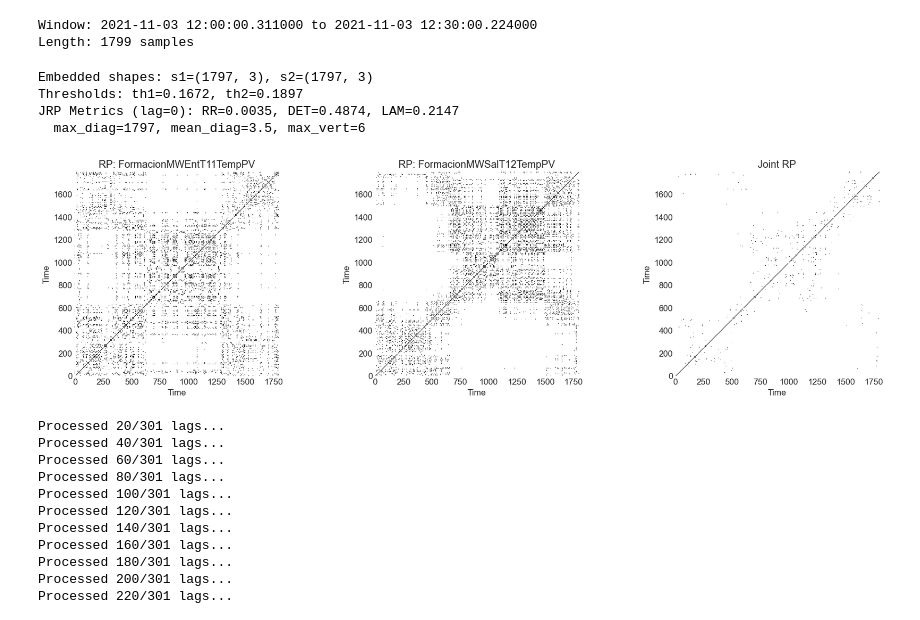
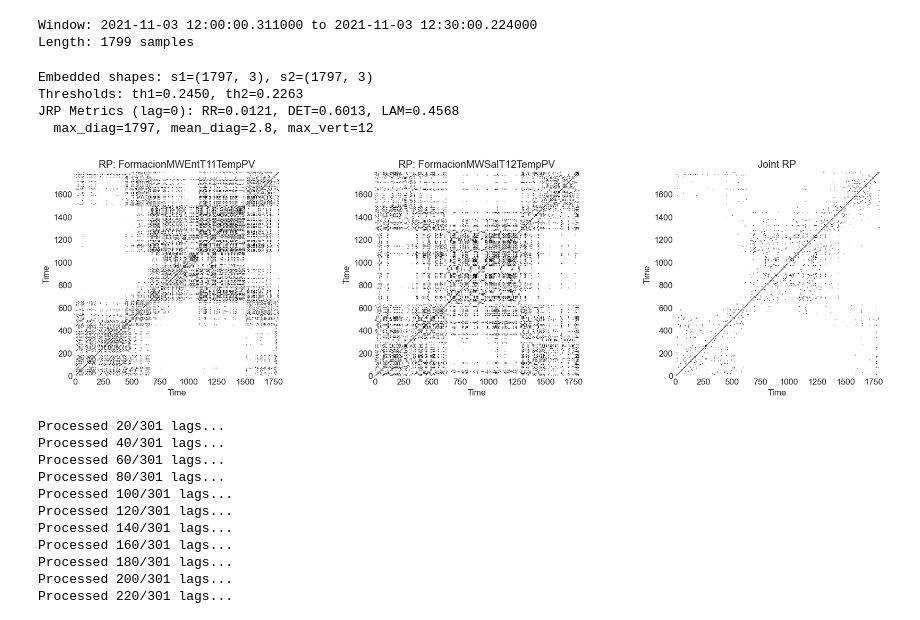
Before and after one commit to dgarciacesga/synch_delay, a Jupyter notebook: notebooks/kuramoto_jrp_analysis_T11_T12.ipynb, the cells around one changed output. Drawn from its saved outputs; the diff is of its cells as text; code cells hidden in the pictures.

```diff
--- a/notebooks/kuramoto_jrp_analysis_T11_T12.ipynb
+++ b/notebooks/kuramoto_jrp_analysis_T11_T12.ipynb
@@ -46,8 +46,8 @@ df_hour = df.loc[start_time:end_time].copy()
 print(f'Window: {df_hour.index[0]} to {df_hour.index[-1]}')
 print(f'Length: {len(df_hour)} samples')
 
-s1 = pd.Series(df_hour['FormacionMWEntT11TempPV'].values).interpolate().values
-s2 = pd.Series(df_hour['FormacionMWSalT12TempPV'].values).interpolate().values
+s1 = pd.Series(df_hour['FormacionMWSalT12TempPV'].values).interpolate().values
+s2 = pd.Series(df_hour['FormacionMWEntT11TempPV'].values).interpolate().values
 
 # Normalize to [-1, 1] centered at 0
 def normalize_zero_centered(x):
@@ -182,35 +182,35 @@ def jrp_rqa_metrics(jrp):
 # %%
 # Test JRP at lag=0
 m, tau = 3, 1
 s1_emb = embed_time_series(s1_norm, m=m, tau=tau)
 s2_emb = embed_time_series(s2_norm, m=m, tau=tau)
 
 print(f'Embedded shapes: s1={s1_emb.shape}, s2={s2_emb.shape}')
 
-rp1, thresh1 = recurrence_plot(s1_emb, rate=0.05)
-rp2, thresh2 = recurrence_plot(s2_emb, rate=0.05)
+rp1, thresh1 = recurrence_plot(s1_emb, rate=0.1)
+rp2, thresh2 = recurrence_plot(s2_emb, rate=0.1)
 jrp = joint_recurrence_plot(rp1, rp2)
 
 metrics = jrp_rqa_metrics(jrp)
 print(f'Thresholds: th1={thresh1:.4f}, th2={thresh2:.4f}')
 print(f'JRP Metrics (lag=0): RR={metrics["RR"]:.4f}, DET={metrics["DET"]:.4f}, LAM={metrics["LAM"]:.4f}')
 print(f'  max_diag={metrics["max_diag"]}, mean_diag={metrics["mean_diag"]:.1f}, max_vert={metrics["max_vert"]}')
 
 # Plot RPs and JRP
 fig, axes = plt.subplots(1, 3, figsize=(18, 5))
 for ax, rp, title in zip(axes, [rp1, rp2, jrp], ['RP: FormacionMWEntT11TempPV', 'RP: FormacionMWSalT12TempPV', 'Joint RP']):
     ax.imshow(rp.T, origin='lower', cmap='binary', aspect='equal', interpolation='nearest')
     ax.set_title(title)
     ax.set_xlabel('Time')
     ax.set_ylabel('Time')
 plt.tight_layout()
 plt.show()
 # %% [output]
 Embedded shapes: s1=(1797, 3), s2=(1797, 3)
-Thresholds: th1=0.1672, th2=0.1897
-JRP Metrics (lag=0): RR=0.0035, DET=0.4874, LAM=0.2147
-  max_diag=1797, mean_diag=3.5, max_vert=6
+Thresholds: th1=0.2450, th2=0.2263
+JRP Metrics (lag=0): RR=0.0121, DET=0.6013, LAM=0.4568
+  max_diag=1797, mean_diag=2.8, max_vert=12
-[figure, old version]
+[figure, new version]
 # %%
 # Sweep lags with both Kuramoto and JRP metrics
 max_lag = 150
```
Also changed, not shown: parts of 8 cells of this notebook, 13 other files.
